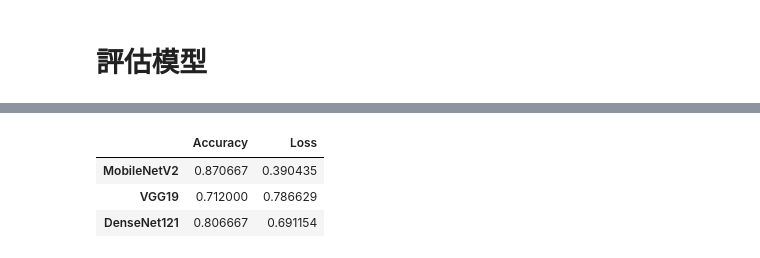
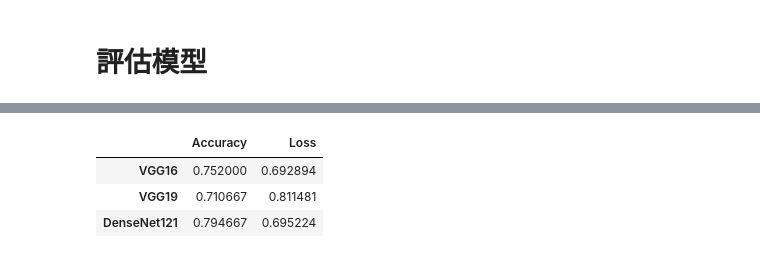
Before and after one commit to zxcv1230174/colorectal-histology-web-page-identification, a Jupyter notebook: CH.ipynb, the cells around one changed output, grey strips where cells are left out. Saved outputs shown, nothing was run; the diff lists cells and outputs as text; code cells hidden in the pictures.

```diff
--- a/CH.ipynb
+++ b/CH.ipynb
@@ -40,13 +42,14 @@ test_data = test_ds.map(preprocess_data).batch(batch_size)
 # %% [markdown]
 # 定義模型
 # %%
-# 使用 TensorFlow Hub 中的 MobileNetV2 預訓練模型
-MNV2_model = hub.load("https://tfhub.dev/google/tf2-preview/mobilenet_v2/classification/4")
-# 凍結預訓練模型的權重
-MNV2_model.trainable = False
+# 建立 VGG16 模型
+VGG16_model = tf.keras.applications.VGG16(input_shape=input_shapes, include_top=False, weights='imagenet')
+# 凍結 VGG16 的權重
+VGG16_model.trainable = False
 
 model_4 = models.Sequential()
-model_4.add(hub.KerasLayer(MNV2_model, trainable=False, input_shape=input_shapes))
+model_4.add(VGG16_model)
+model_4.add(layers.Flatten())
 model_4.add(layers.Dense(info.features['label'].num_classes, activation='softmax'))
 model_4.summary()
 # 編譯模型
@@ -156,7 +165,7 @@ history_6 = model_6.fit(train_data,
 model_list = [model_4, model_5, model_6]
 result = pd.DataFrame(columns=['Accuracy', 'Loss'])
 
-for i, model in enumerate(model_list):
+for model in model_list:
   test_loss, test_acc = model.evaluate(test_data)
-  result = result.append({'Accuracy': test_acc, 'Loss': test_loss}, ignore_index=True)
+  result = pd.concat([result, pd.DataFrame({'Accuracy': [test_acc], 'Loss': [test_loss]})], ignore_index=True)
 # %% [output]
@@ -166,9 +175,9 @@ for i, model in enumerate(model_list):
 # %%
-result.index = ['MobileNetV2', 'VGG19', 'DenseNet121']
+result.index = ['VGG16', 'VGG19', 'DenseNet121']
 
 result
 # %% [output]
 |  | Accuracy | Loss |
-| MobileNetV2 | 0.870667 | 0.390435 |
-| VGG19 | 0.712000 | 0.786629 |
-| DenseNet121 | 0.806667 | 0.691154 |
+| VGG16 | 0.752000 | 0.692894 |
+| VGG19 | 0.710667 | 0.811481 |
+| DenseNet121 | 0.794667 | 0.695224 |
```
Also changed, not shown: parts of 8 cells of this notebook.
